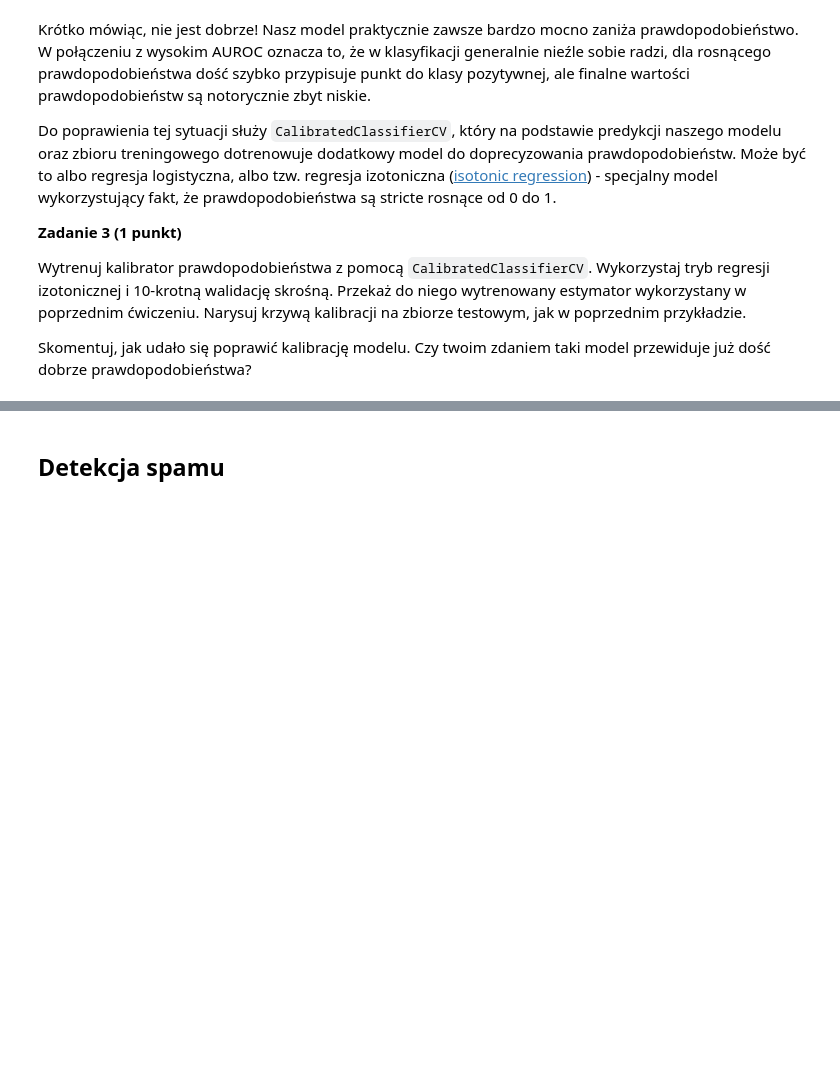
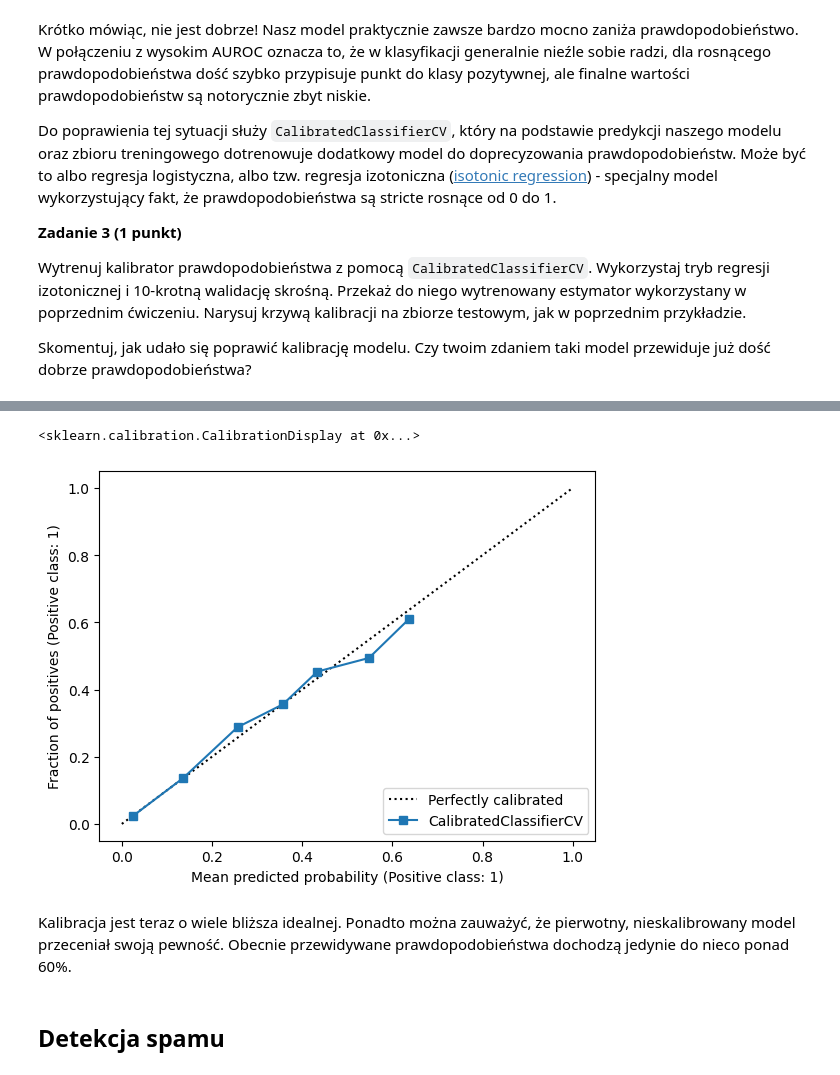
Before and after one commit to Jeremylaby/podstawy-uczenia-maszynowego-24-25, a Jupyter notebook: lab4/notebook.ipynb, the cells around one changed output, grey strips where cells are left out. Saved outputs shown, nothing was run; the diff lists cells and outputs as text; code cells hidden in the pictures; blank space fills up the shorter version.

```diff
--- a/lab4/notebook.ipynb
+++ b/lab4/notebook.ipynb
@@ -116,0 +275,5 @@ Skomentuj, jak udało się poprawić kalibrację modelu. Czy twoim zdaniem taki
+# %%
+from sklearn.calibration import CalibratedClassifierCV
+
+calibrator = CalibratedClassifierCV(cv=10, estimator=clf, method="isotonic")
+calibrator.fit(X_train_scaled, y_train_out_trimmed)
@@ -117,3 +288,12 @@ Skomentuj, jak udało się poprawić kalibrację modelu. Czy twoim zdaniem taki
+# %%
+CalibrationDisplay.from_estimator(
+    calibrator, X_test_scaled, y_test_out_trimmed, n_bins=10
+)
+# %% [output]
+<sklearn.calibration.CalibrationDisplay at 0x...>
+[figure, added]
+# %% [markdown]
+Kalibracja jest teraz o wiele bliższa idealnej. Ponadto można zauważyć, że pierwotny, nieskalibrowany model przeceniał swoją pewność. Obecnie przewidywane prawdopodobieństwa dochodzą jedynie do nieco ponad 60%.
 # %% [markdown]
 ## Detekcja spamu
 # %% [markdown]
```
Also changed, not shown: parts of 38 cells of this notebook, 1 other file.
